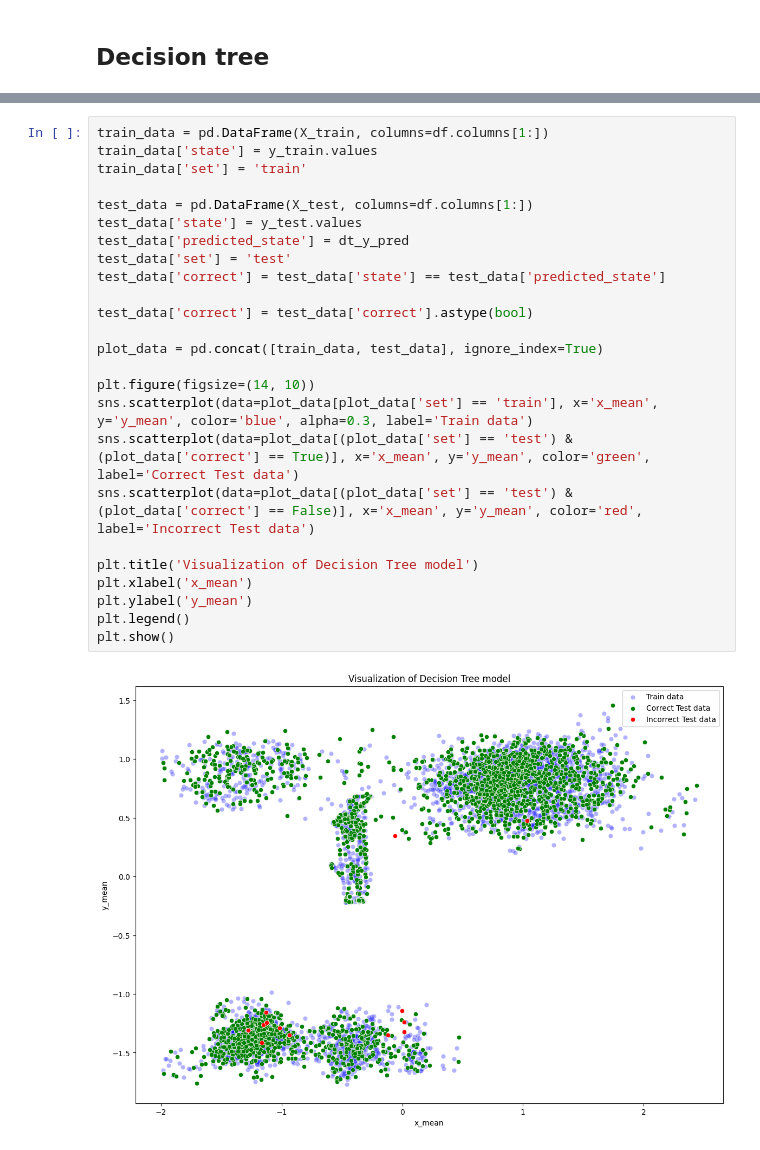
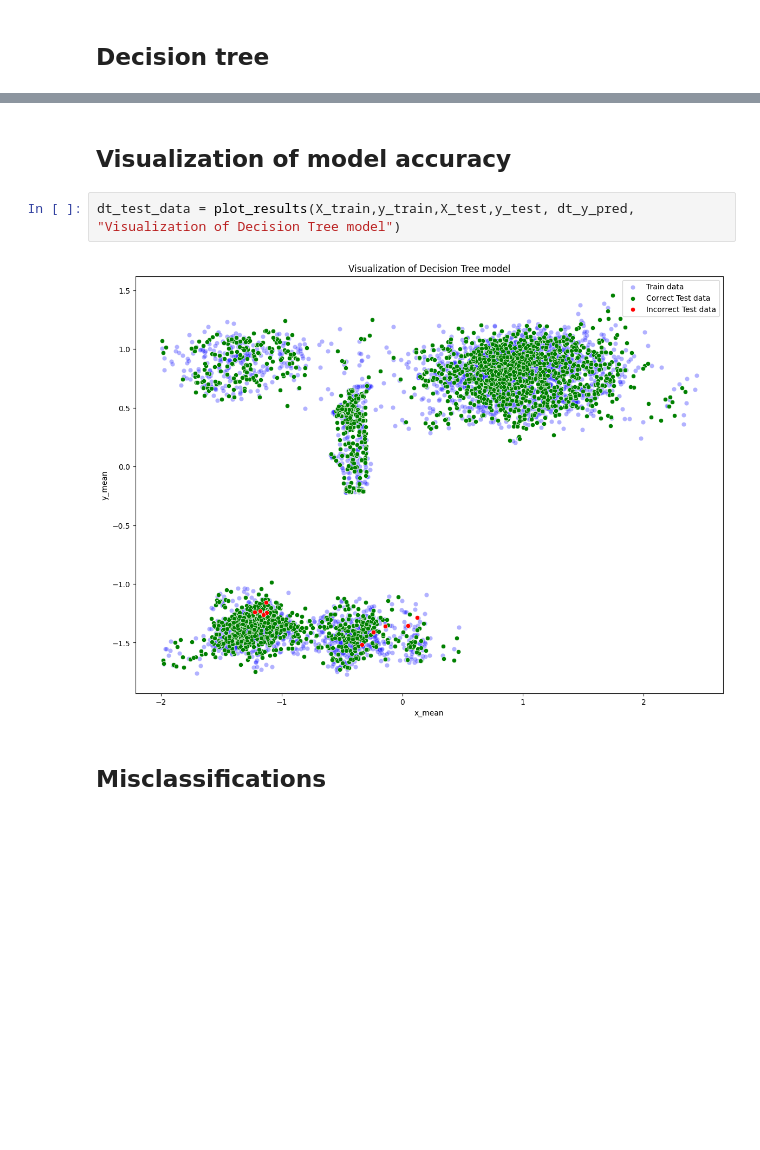
Before and after one commit to KamilGrundas/Data_science, a Jupyter notebook: homework_5/Hw5.ipynb, the cells around one changed output, grey strips where cells are left out. Drawn from its saved outputs; the diff is of its cells as text; blank space fills up the shorter version.

```diff
--- a/homework_5/Hw5.ipynb
+++ b/homework_5/Hw5.ipynb
@@ -178,28 +176,9 @@ Accuracy: 99.50%
-# %%
-train_data = pd.DataFrame(X_train, columns=df.columns[1:])
-train_data['state'] = y_train.values
-train_data['set'] = 'train'
-
-test_data = pd.DataFrame(X_test, columns=df.columns[1:])
-test_data['state'] = y_test.values
-test_data['predicted_state'] = dt_y_pred
-test_data['set'] = 'test'
-test_data['correct'] = test_data['state'] == test_data['predicted_state']
-
-test_data['correct'] = test_data['correct'].astype(bool)
-
-plot_data = pd.concat([train_data, test_data], ignore_index=True)
-
-plt.figure(figsize=(14, 10))
-sns.scatterplot(data=plot_data[plot_data['set'] == 'train'], x='x_mean', y='y_mean', color='blue', alpha=0.3, label='Train data')
-sns.scatterplot(data=plot_data[(plot_data['set'] == 'test') & (plot_data['correct'] == True)], x='x_mean', y='y_mean', color='green', label='Correct Test data')
-sns.scatterplot(data=plot_data[(plot_data['set'] == 'test') & (plot_data['correct'] == False)], x='x_mean', y='y_mean', color='red', label='Incorrect Test data')
-
-plt.title('Visualization of Decision Tree model')
-plt.xlabel('x_mean')
-plt.ylabel('y_mean')
-plt.legend()
-plt.show()
-# %% [output]
-[figure, removed]
+# %% [markdown]
+## Visualization of model accuracy
+# %%
+dt_test_data = plot_results(X_train,y_train,X_test,y_test, dt_y_pred, "Visualization of Decision Tree model")
+# %% [output]
+[figure, added]
+# %% [markdown]
+## Misclassifications
 # %%
```
Also changed, not shown: parts of 13 cells of this notebook.
